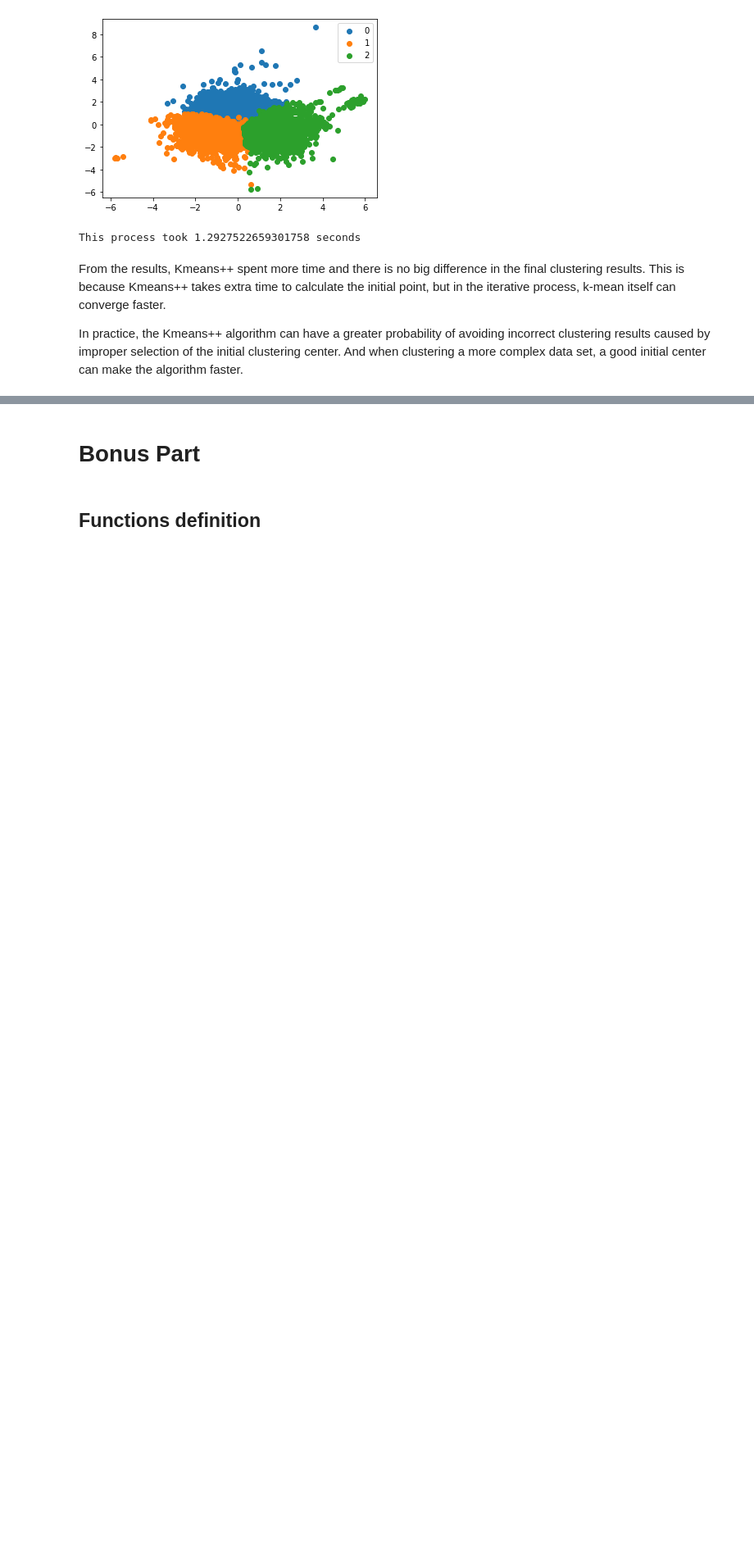
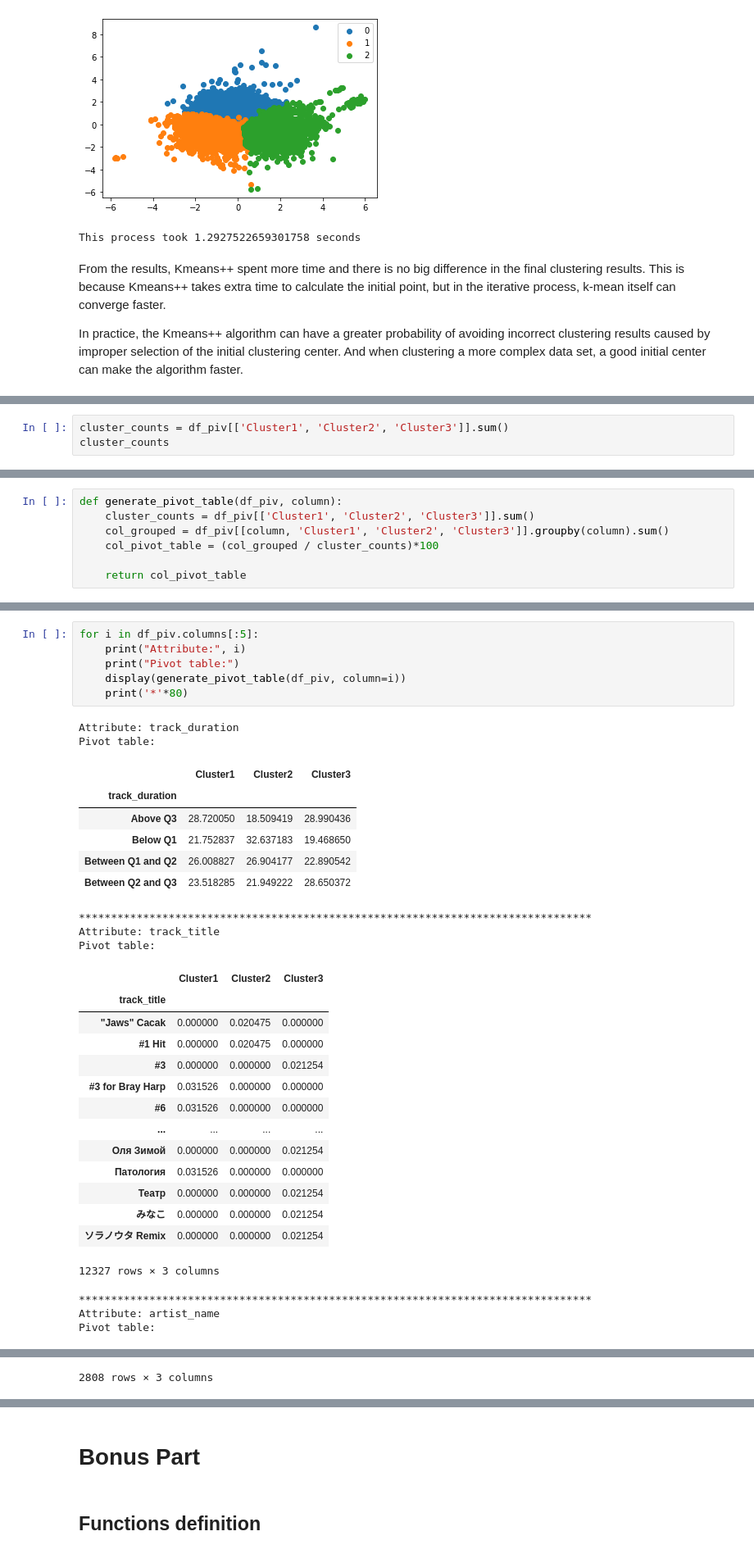
Before and after one commit to Requiem98/ADM-HW4, a Jupyter notebook: main.ipynb, the cells around one changed output, grey strips where cells are left out. Shown at 82% size. Saved outputs shown, nothing was run; the diff lists cells and outputs as text; blank space fills up the shorter version.

```diff
--- a/main.ipynb
+++ b/main.ipynb
@@ -1525,0 +1659,3 @@ In practice, the Kmeans++ algorithm can have a greater probability of avoiding i
+# %%
+cluster_counts = df_piv[['Cluster1', 'Cluster2', 'Cluster3']].sum()
+cluster_counts
@@ -1525,0 +1708,7 @@ In practice, the Kmeans++ algorithm can have a greater probability of avoiding i
+# %%
+def generate_pivot_table(df_piv, column):
+    cluster_counts = df_piv[['Cluster1', 'Cluster2', 'Cluster3']].sum()
+    col_grouped = df_piv[[column, 'Cluster1', 'Cluster2', 'Cluster3']].groupby(column).sum()
+    col_pivot_table = (col_grouped / cluster_counts)*100
+
+    return col_pivot_table
@@ -1525,0 +1721,35 @@ In practice, the Kmeans++ algorithm can have a greater probability of avoiding i
+# %%
+for i in df_piv.columns[:5]:
+    print("Attribute:", i)
+    print("Pivot table:")
+    display(generate_pivot_table(df_piv, column=i))
+    print('*'*80)
+# %% [output]
+Attribute: track_duration
+Pivot table:
+|  | Cluster1 | Cluster2 | Cluster3 |
+| track_duration |  |  |  |
+| Above Q3 | 28.720050 | 18.509419 | 28.990436 |
+| Below Q1 | 21.752837 | 32.637183 | 19.468650 |
+| Between Q1 and Q2 | 26.008827 | 26.904177 | 22.890542 |
+| Between Q2 and Q3 | 23.518285 | 21.949222 | 28.650372 |
+********************************************************************************
+Attribute: track_title
+Pivot table:
+|  | Cluster1 | Cluster2 | Cluster3 |
+| track_title |  |  |  |
+| "Jaws" Cacak | 0.000000 | 0.020475 | 0.000000 |
+| #1 Hit | 0.000000 | 0.020475 | 0.000000 |
+| #3 | 0.000000 | 0.000000 | 0.021254 |
+| #3 for Bray Harp | 0.031526 | 0.000000 | 0.000000 |
+| #6 | 0.031526 | 0.000000 | 0.000000 |
+| ... | ... | ... | ... |
+| Оля Зимой | 0.000000 | 0.000000 | 0.021254 |
+| Патология | 0.031526 | 0.000000 | 0.000000 |
+| Театр | 0.000000 | 0.000000 | 0.021254 |
+| みなこ | 0.000000 | 0.000000 | 0.021254 |
+| ソラノウタ Remix | 0.000000 | 0.000000 | 0.021254 |
+12327 rows × 3 columns
+********************************************************************************
+Attribute: artist_name
+Pivot table:
@@ -1525,0 +1769 @@ In practice, the Kmeans++ algorithm can have a greater probability of avoiding i
+2808 rows × 3 columns
```
Also changed, not shown: parts of 45 cells of this notebook.
